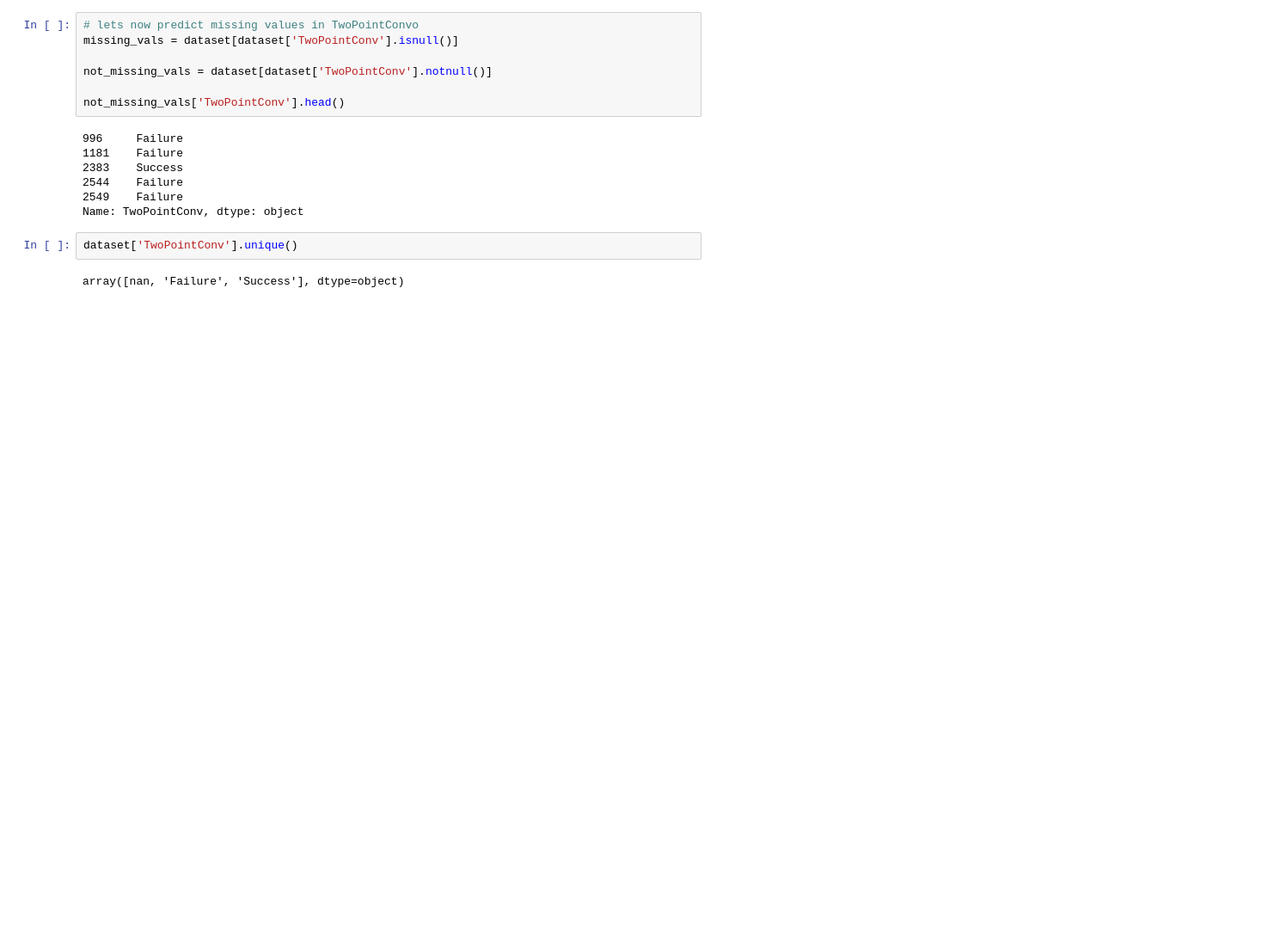
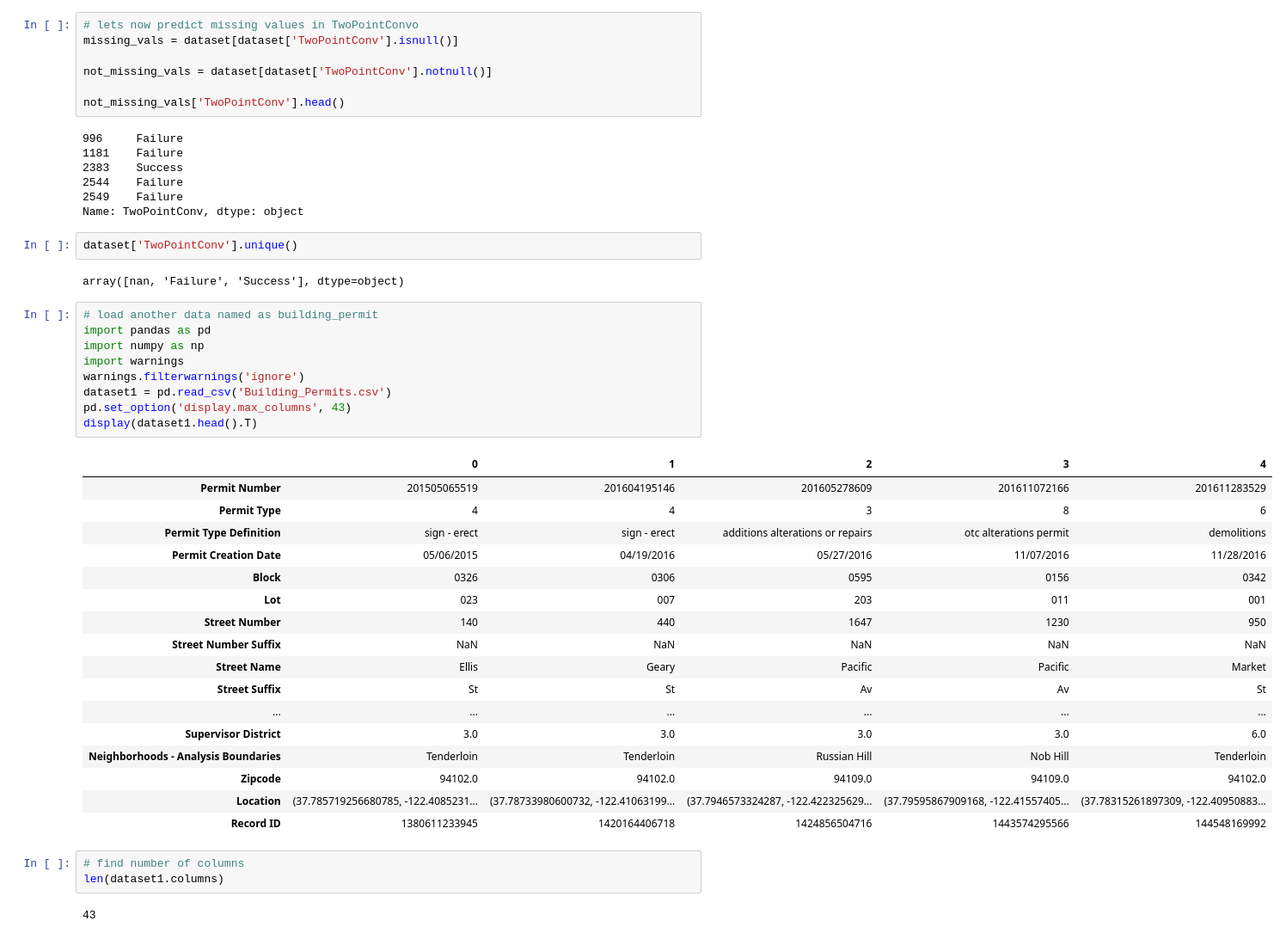
Before and after one commit to arfan64shah/Data_Science, a Jupyter notebook: Data_Clean/Data_Cleaning.ipynb, the cells around one changed output. Shown at 86% size. Drawn from its saved outputs; the diff is of its cells as text; blank space fills up the shorter version.

```diff
--- a/Data_Clean/Data_Cleaning.ipynb
+++ b/Data_Clean/Data_Cleaning.ipynb
@@ -263,3 +263,35 @@ Name: TwoPointConv, dtype: object
 dataset['TwoPointConv'].unique()
 # %% [output]
 array([nan, 'Failure', 'Success'], dtype=object)
+# %%
+# load another data named as building_permit
+import pandas as pd
+import numpy as np
+import warnings
+warnings.filterwarnings('ignore')
+dataset1 = pd.read_csv('Building_Permits.csv')
+pd.set_option('display.max_columns', 43)
+display(dataset1.head().T)
+# %% [output]
+|  | 0 | 1 | 2 | 3 | 4 |
+| Permit Number | 201505065519 | 201604195146 | 201605278609 | 201611072166 | 201611283529 |
+| Permit Type | 4 | 4 | 3 | 8 | 6 |
+| Permit Type Definition | sign - erect | sign - erect | additions alterations or repairs | otc alterations permit | demolitions |
+| Permit Creation Date | 05/06/2015 | 04/19/2016 | 05/27/2016 | 11/07/2016 | 11/28/2016 |
+| Block | 0326 | 0306 | 0595 | 0156 | 0342 |
+| Lot | 023 | 007 | 203 | 011 | 001 |
+| Street Number | 140 | 440 | 1647 | 1230 | 950 |
+| Street Number Suffix | NaN | NaN | NaN | NaN | NaN |
+| Street Name | Ellis | Geary | Pacific | Pacific | Market |
+| Street Suffix | St | St | Av | Av | St |
+| ... | ... | ... | ... | ... | ... |
+| Supervisor District | 3.0 | 3.0 | 3.0 | 3.0 | 6.0 |
+| Neighborhoods - Analysis Boundaries | Tenderloin | Tenderloin | Russian Hill | Nob Hill | Tenderloin |
+| Zipcode | 94102.0 | 94102.0 | 94109.0 | 94109.0 | 94102.0 |
+| Location | (37.785719256680785, -122.4085231... | (37.78733980600732, -122.41063199... | (37.7946573324287, -122.422325629... | (37.79595867909168, -122.41557405... | (37.78315261897309, -122.40950883... |
+| Record ID | 1380611233945 | 1420164406718 | 1424856504716 | 1443574295566 | 144548169992 |
+# %%
+# find number of columns
+len(dataset1.columns)
+# %% [output]
+43
```
Also changed, not shown: parts of 8 cells of this notebook, 1 other file.
